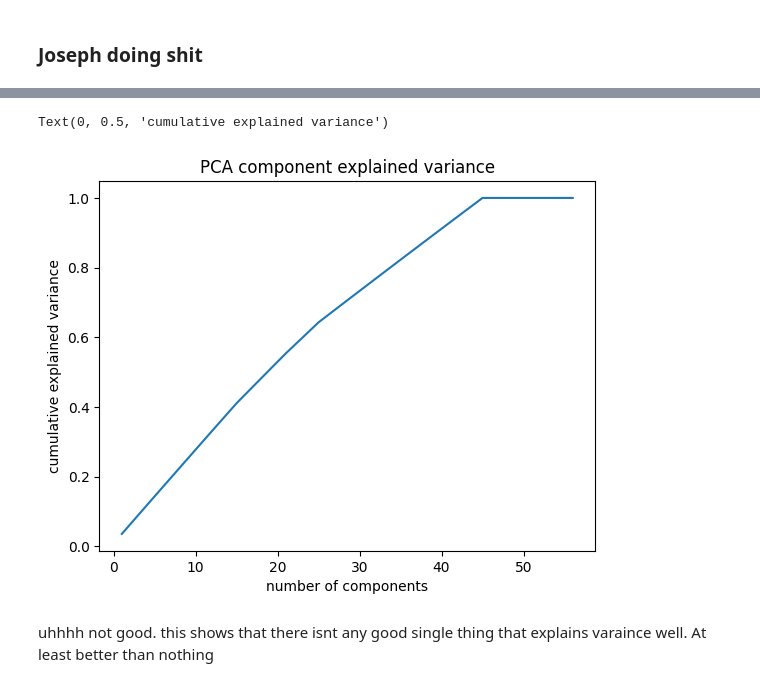
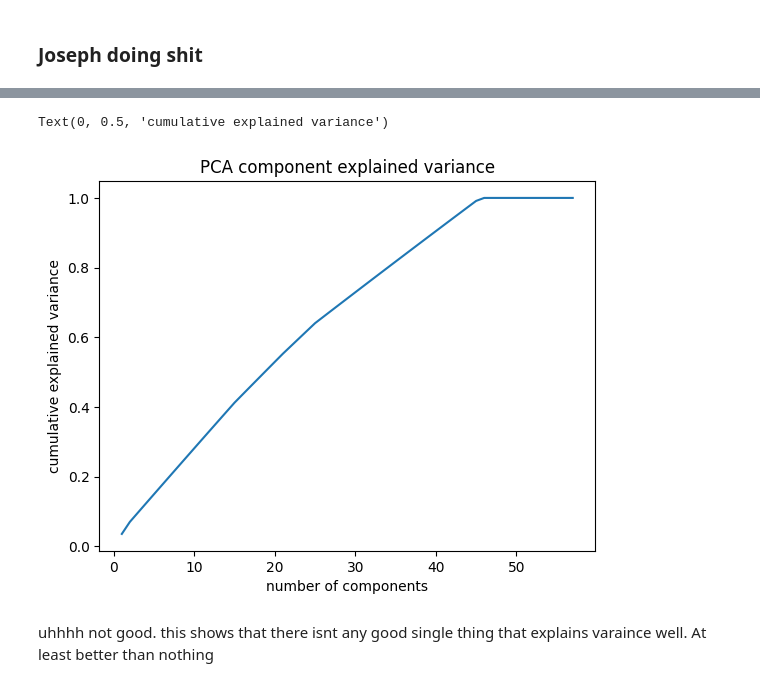
Before and after one commit to kchen3490/cmsc320-final, a Jupyter notebook: notebook.ipynb, the cells around one changed output, grey strips where cells are left out. Cells and saved outputs as stored; diff of their text form; code cells hidden in the pictures.

```diff
--- a/notebook.ipynb
+++ b/notebook.ipynb
@@ -343,6 +343,37 @@ Name: count, dtype: int64
 
 #### KNN Classifier
 We are going to train a KNN classifier model in order to predict whether someone with a lot of unhealthy features (at least 5 unhealthy features) will get a heart attack or not.
+# %%
+# X should be all the features minus outcome, Y should be the outcome
+X = for_ml_heart_attack_df.drop('Outcome', axis='columns')
+Y = for_ml_heart_attack_df['Outcome']
+
+# split the data
+X_train, X_test, y_train, y_test = train_test_split(X, Y, test_size=0.2)
+
+
+binary_one_hot_cols = X_train.columns[X_train.apply(lambda col: set(col.unique()) == {0, 1})]
+
+X_train_binary_one_hot = X_train[binary_one_hot_cols]
+X_test_binary_one_hot = X_test[binary_one_hot_cols]
+
+
+X_train_cont = X_train.drop(columns = binary_one_hot_cols)
+
+
+# # Scaling the X data        changed it sot hat second one is just transform.
+# scaler = StandardScaler()
+# X_train = scaler.fit_transform(X_train)
+# X_test = scaler.transform(X_test)
+
+# Scaling the X data        changed it sot hat second one is just transform.
+scaler = StandardScaler()
+X_train = scaler.fit_transform(X_train_cont)
+X_test = scaler.transform(X_test[X_train_cont.columns])
+
+
+X_train = np.column_stack((X_train,X_train_binary_one_hot ))
+X_test = np.column_stack((X_test,X_test_binary_one_hot ))
 # %%
 knn_model = KNeighborsClassifier()
 
@@ -350,16 +381,6 @@ knn_model = KNeighborsClassifier()
 k_folds = 5
 skf = StratifiedKFold(n_splits=k_folds, shuffle=True, random_state=42)
 
-# X should be all the features minus outcome, Y should be the outcome
-X = for_ml_heart_attack_df.drop('Outcome', axis='columns')
-Y = for_ml_heart_attack_df['Outcome']
-
-# split the data
-X_train, X_test, y_train, y_test = train_test_split(X, Y, test_size=0.2)
-
-# Scaling the X data
-X_train = StandardScaler().fit_transform(X_train)
-X_test = StandardScaler().fit_transform(X_test)
 
 # check if knn model is accurate using training data and cross validation
 cross_validation_accuracy = cross_val_score(knn_model, X_train, y_train, cv=skf)
@@ -500,32 +504,33 @@ array([3.57215461e-02, 2.69945443e-02, 2.69745825e-02, 2.69213997e-02,
 # %%
 
 
 # def apply_pca(X_scaled, n_components=2): # applies PCA and returns the PCA object and transformed data
 #     pca = PCA(n_components)
 #     X_pca = pca.fit_transform(X_scaled)
 #     return pca, X_pca
 
 
 seed = 42
 # k_cluster = 3
-X_scaled = StandardScaler().fit_transform(X)
+# X_scaled = StandardScaler().fit_transform(X)
+X_scaled = StandardScaler().fit_transform(X_train)
 
 pca = PCA()
 # X_pca = pca.fit_transform(X_scaled)
 pca.fit(X_scaled)
 
 # pca, X_pca = apply_pca(X_scaled)
 # pca.explained_variance_ratio_
 
 plt.figure()
 plt.plot(range(1,len(pca.explained_variance_ratio_) + 1), pca.explained_variance_ratio_.cumsum())
 
 plt.title("PCA component explained variance")
 plt.xlabel("number of components")
 plt.ylabel("cumulative explained variance")
 # %% [output]
 Text(0, 0.5, 'cumulative explained variance')
-[figure, old version]
+[figure, new version]
 # %% [markdown]
 uhhhh not good. this shows that there isnt any good single thing that explains varaince well. At least better than nothing
 # %%
```
Also changed, not shown: parts of 20 cells of this notebook.
